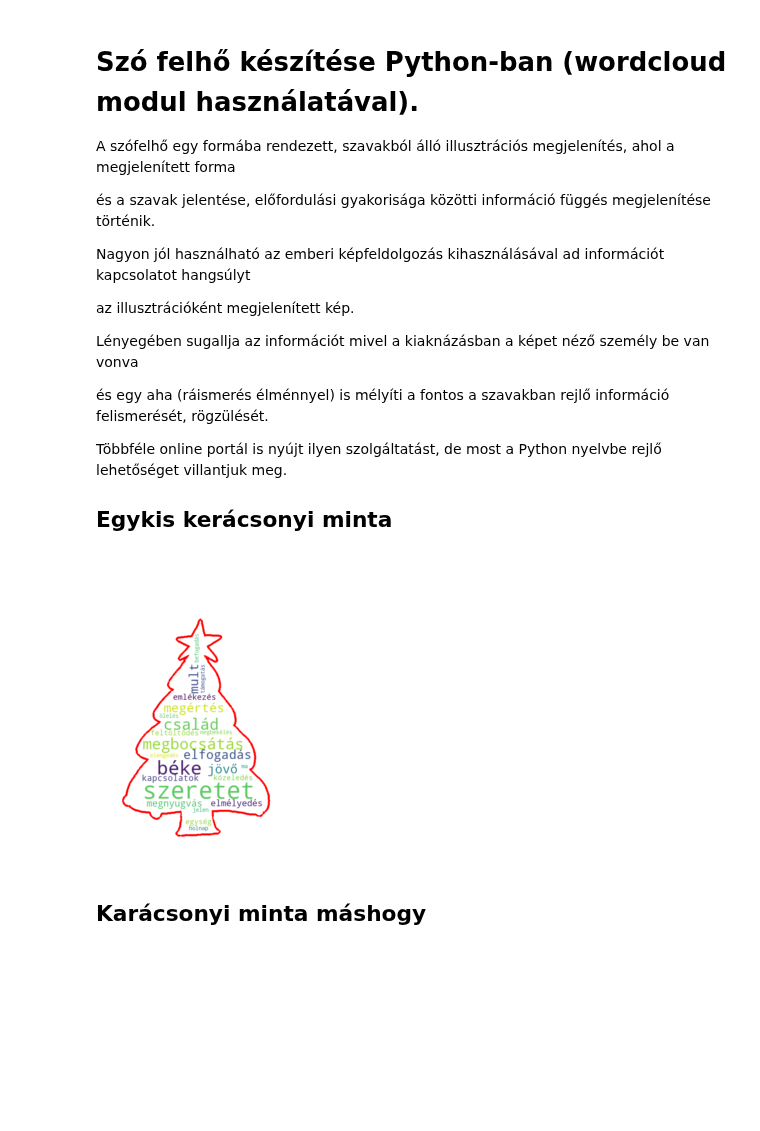
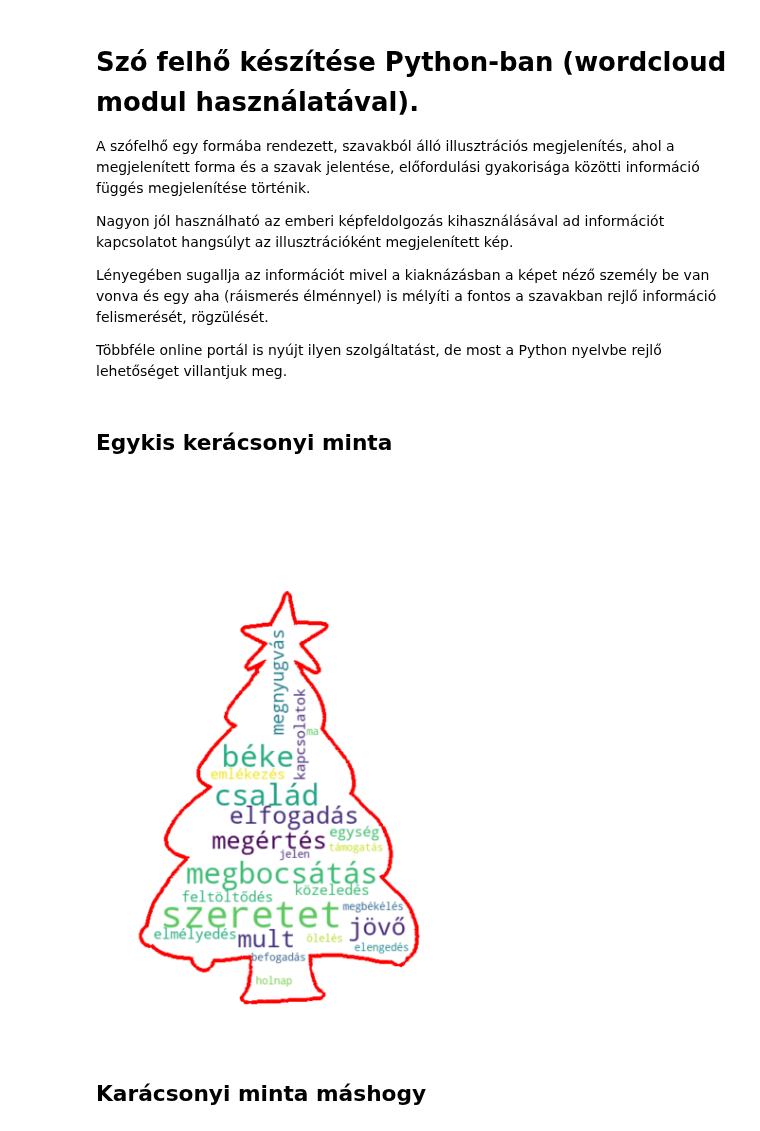
Before and after one commit to klajosw/python, a Jupyter notebook: kl_py_word_cloud.ipynb, the cells around one changed output. Saved outputs shown, nothing was run; the diff lists cells and outputs as text; code cells hidden in the pictures; blank space fills up the shorter version.

```diff
--- a/kl_py_word_cloud.ipynb
+++ b/kl_py_word_cloud.ipynb
@@ -4,65 +4,59 @@
 # Szó felhő készítése Python-ban (wordcloud modul használatával).
 
 A szófelhő egy formába rendezett, szavakból álló illusztrációs megjelenítés, ahol a megjelenített forma
+és a szavak jelentése, előfordulási gyakorisága közötti információ függés megjelenítése történik.
 
-és a szavak jelentése, előfordulási gyakorisága  közötti információ függés megjelenítése történik.
+Nagyon jól használható az emberi képfeldolgozás kihasználásával ad információt kapcsolatot hangsúlyt az illusztrációként megjelenített kép.
 
-
-
-Nagyon jól használható az emberi képfeldolgozás kihasználásával ad információt kapcsolatot hangsúlyt
-
-az illusztrációként megjelenített kép.
-
-
-
-Lényegében sugallja az információt mivel a kiaknázásban a képet néző személy be van vonva
-
-és egy aha (ráismerés élménnyel) is mélyíti a fontos a szavakban rejlő információ felismerését, rögzülését.
-
-
+Lényegében sugallja az információt mivel a kiaknázásban a képet néző személy be van vonva és egy aha (ráismerés élménnyel) is mélyíti a fontos a szavakban rejlő információ felismerését, rögzülését.
 
 Többféle online portál is nyújt ilyen szolgáltatást, de most a Python nyelvbe rejlő lehetőséget villantjuk meg.
-
-
-
-
-
-## Egykis kerácsonyi minta
+# %% [markdown]
+## Egykis kerácsonyi minta
 # %%
 ## source : https://github.com/amueller/word_cloud/
+## tutorial: https://www.datacamp.com/community/tutorials/wordcloud-python
+
 ## modul installálás : conda install -c conda-forge wordcloud  // pip install wordcloud
 ## Maszk képre ráültette szó felhő készítése Python-ban
 
 import matplotlib.pyplot as plt
 import numpy as np
 from PIL import Image
 from wordcloud import WordCloud
+
+# get data directory (using getcwd()
+d = path.dirname(__file__) if "__file__" in locals() else os.getcwd()
 
 ## Kulcsszavak közvetlen megadása
 text=("""szeretet szeretet szeretet béke béke megbocsátás megbocsátás megnyugvás elmélyedés család család
 kapcsolatok emlékezés feltöltődés család szeretet egység béke közeledés megbékélés elfogadás
 mult mult jövő jövő jelen ma holnap megbocsátás elengedés befogadás megértés elfogadás támogatás
 ölelés megértés szeretet
 """)  ## Ezt kari_szofelho.txt -be is lementjük a 2. teszthez (állomány karakterkódolására figyelni kell)
 
 # masz képfile beolvasása
 mask = np.array(Image.open( "kari_fa.png"))
 
 ## Szófelhő készítés paramétere beállítása
 ## wc = WordCloud(mask=mask)  ## Beállítás nélkül normál fekete háttér
 wc = WordCloud(background_color="white", max_words=2000, mask=mask,
-              stopwords=stopwords, contour_width=3, contour_color='red')
+              max_font_size=50, contour_width=3, contour_color='red')
 ## (fehér háttér, piros kontur. 3-mas vonla vastagság)
 
 # Szó felhő generálás
 wc.generate(text)
 
-plt.figure()
+# Eredmény képfile-be mantése
+wc.to_file(path.join(d, "KL_karacsonyi_szofelho.png"))
+
+## plt.figure()  ## Normál
+plt.figure(figsize=[8,8])  # nagyított
 plt.imshow(wc, interpolation="bilinear")
 plt.axis("off")
 plt.margins(x=0, y=0)
 plt.tight_layout(pad = 0) ## réteg beállítás
 plt.show()  ## megjelenítés
 # %% [output]
-[figure, old version]
+[figure, new version]
 # %% [markdown]
```
Also changed, not shown: parts of 4 cells of this notebook.
